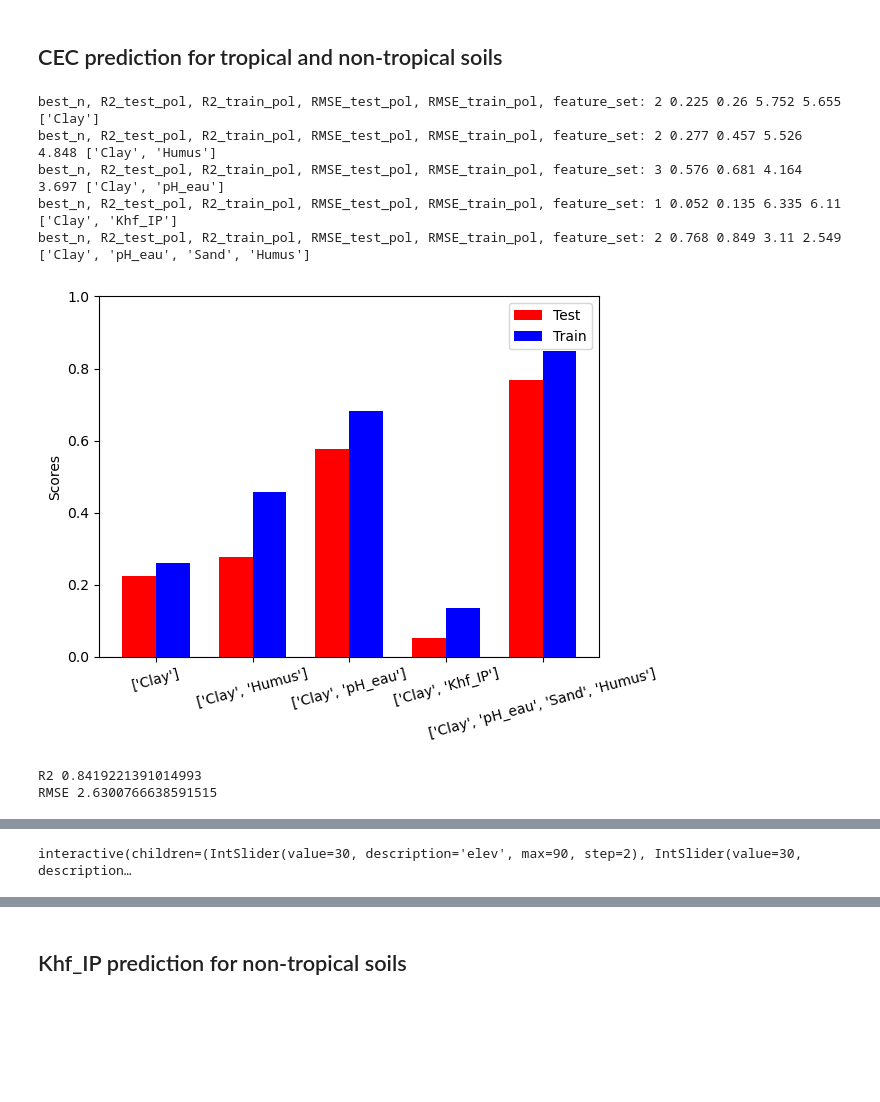
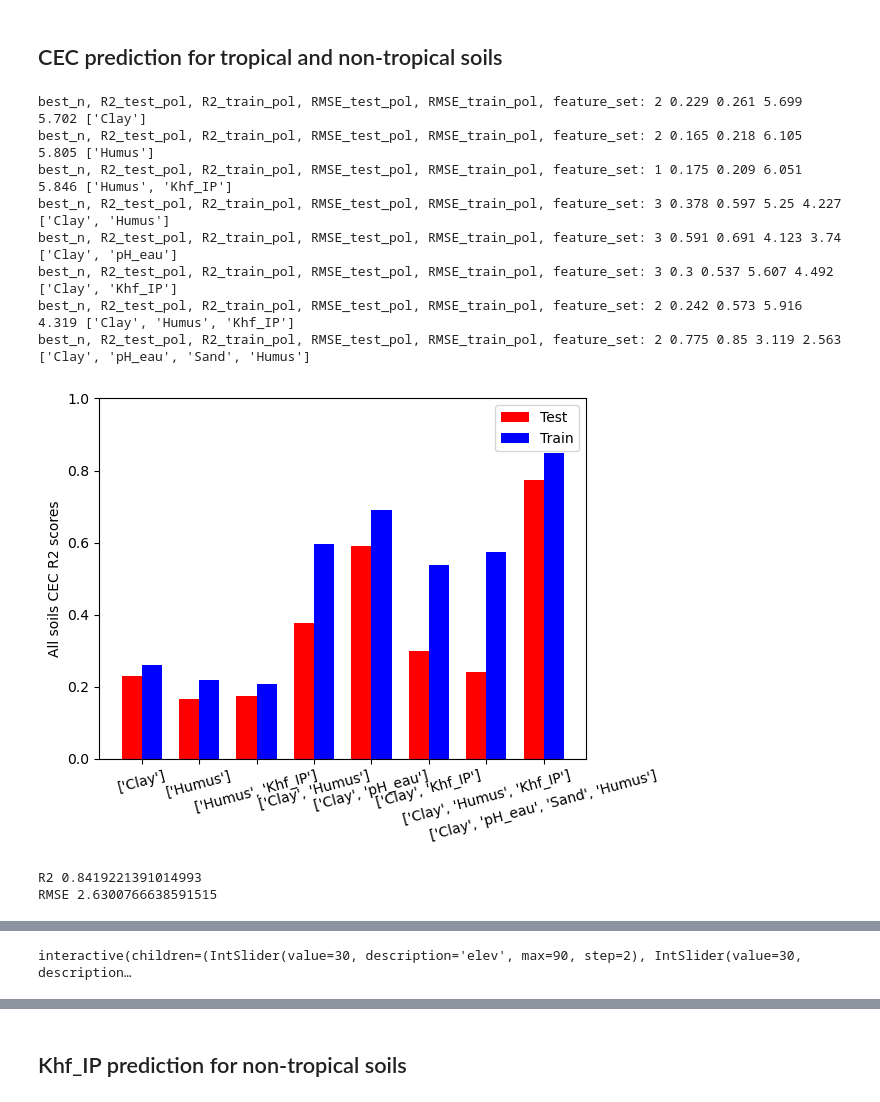
Before and after one commit to SENSE-UGent/kappa-CEC, a Jupyter notebook: cec_clay_susc.ipynb, the cells around one changed output, grey strips where cells are left out. Saved outputs shown, nothing was run; the diff lists cells and outputs as text; code cells hidden in the pictures; blank space fills up the shorter version.

```diff
--- a/cec_clay_susc.ipynb
+++ b/cec_clay_susc.ipynb
@@ -327,7 +328,7 @@ Coefficients: [-1.88e-05  3.15e-04] Intercept: 0.00046976548866514245
 interactive(children=(IntSlider(value=30, description='elev', max=90, step=2), IntSlider(value=30, description…
 interactive(children=(IntSlider(value=30, description='elev', max=90, step=2), IntSlider(value=30, description…
 # %%
-def stochastic_poly(df, feature_columns, Y, n=4, iters=1000, round_n=3):
+def stochastic_poly(df, feature_columns, Y, n=4, iters=100, round_n=3):
     ypred_train_best, ypred_test_best, R2_train_t_best, R2_test_t_best, RMSE_train_t_best, RMSE_test_t_best = [], [], [], [], [], []
     X = df[feature_columns]
 
@@ -370,6 +371,6 @@ def stochastic_poly(df, feature_columns, Y, n=4, iters=1000, round_n=3):
     r2_test_n3 = [inner_list[2] for inner_list in R2_test_t_best]
     r2_test_n4 = [inner_list[3] for inner_list in R2_test_t_best]
 
-    r2_means = [np.mean(r2_test_n1), np.mean(r2_test_n2), np.mean(r2_test_n3), np.mean(r2_test_n4)]
-    best_n = r2_means.index(np.max(r2_means))
-    return best_n, round(np.mean([inner_list[best_n] for inner_list in R2_test_t_best]), round_n), round(np.mean([inner_list[best_n] for inner_list in R2_train_t_best]), round_n), round(np.mean([inner_list[best_n] for inner_list in RMSE_test_t_best]), round_n), round(np.mean([inner_list[best_n] for inner_list in RMSE_train_t_best]), round_n)
+    r2_medians = [np.median(r2_test_n1), np.median(r2_test_n2), np.median(r2_test_n3), np.median(r2_test_n4)]
+    best_n = r2_medians.index(np.max(r2_medians))
+    return best_n, round(np.median([inner_list[best_n] for inner_list in R2_test_t_best]), round_n), round(np.median([inner_list[best_n] for inner_list in R2_train_t_best]), round_n), round(np.median([inner_list[best_n] for inner_list in RMSE_test_t_best]), round_n), round(np.median([inner_list[best_n] for inner_list in RMSE_train_t_best]), round_n)
@@ -444,28 +448,20 @@ interactive(children=(IntSlider(value=30, description='elev', max=90, step=2), I
 # %% [markdown]
 ## CEC prediction for tropical and non-tropical soils
 # %%
-feature_sets = [
-    ['Clay'],
-    ['Clay', 'Humus'],
-    ['Clay', 'pH_eau'],
-    ['Clay', 'Khf_IP'],
-    ['Clay', 'pH_eau', 'Sand', 'Humus']
-]
-
-target = df['CEC']
+df_CEC_all = df['CEC']
 
 test_errors_summary = []
 train_errors_summary = []
 
-for feature_set in feature_sets:
+for feature_set in feature_sets_CEC:
     x = df[feature_set].values
 
-    best_n, R2_test_pol, R2_train_pol, RMSE_test_pol, RMSE_train_pol = stochastic_poly(df, feature_set, target, iters=100)
+    best_n, R2_test_pol, R2_train_pol, RMSE_test_pol, RMSE_train_pol = stochastic_poly(df, feature_set, df_CEC_all, iters=100)
     print('best_n, R2_test_pol, R2_train_pol, RMSE_test_pol, RMSE_train_pol, feature_set:', best_n, R2_test_pol, R2_train_pol, RMSE_test_pol, RMSE_train_pol, feature_set)
     test_errors_summary.append(R2_test_pol)
     train_errors_summary.append(R2_train_pol)
 
-bars_plot(feature_sets, test_errors_summary, train_errors_summary, 'results_CEC_all')
+bars_plot(feature_sets_CEC, test_errors_summary, train_errors_summary, 'All soils CEC')
 
 ################## Puesta en marcha y plot #################
 
@@ -474,44 +470,47 @@ x = df[['Clay', 'pH_eau', 'Sand', 'Humus']]
 poly = PolynomialFeatures(degree=2)
 poly.fit(x)
 xt = poly.transform(x)
-LinReg_CEC_TS.fit(xt, target)
+LinReg_CEC_TS.fit(xt, df_CEC_all)
 ypred = LinReg_CEC_TS.predict(xt)
-R2 = r2_score(target, ypred)
-RMSE_ = RMSE(target, ypred)
+R2 = r2_score(df_CEC_all, ypred)
+RMSE_ = RMSE(df_CEC_all, ypred)
 print('R2', R2)
 print('RMSE', RMSE_)
 
 # Create a meshgrid for Clay and Khf_IP
 a3 = np.linspace(df.Clay.min(), df.Clay.max(), 50)
 b3 = np.linspace(df.pH_eau.min(), df.pH_eau.max(), 50)
 c3 = np.linspace(df.Sand.min(), df.Sand.max(), 50)
 d3 = np.linspace(df.Humus.min(), df.Humus.max(), 50)
 
 A3, B3, C3, D3 = np.meshgrid(a3, b3, c3, d3)
 
 # Calculate the Z values for the plane using the meshgrid
 Z3 = LinReg_CEC_TS.coef_[0]*LinReg_CEC_TS.intercept_ + LinReg_CEC_TS.coef_[1]*A3 + LinReg_CEC_TS.coef_[2]*B3 + LinReg_CEC_TS.coef_[3]*C3 + LinReg_CEC_TS.coef_[4]*D3
 + LinReg_CEC_TS.coef_[5]*A3*A3 + LinReg_CEC_TS.coef_[6]*A3*B3 + LinReg_CEC_TS.coef_[7]*A3*C3 + LinReg_CEC_TS.coef_[8]*A3*D3 + LinReg_CEC_TS.coef_[9]*B3*B3
 + LinReg_CEC_TS.coef_[10]*B3*C3 + LinReg_CEC_TS.coef_[11]*B3*D3 + LinReg_CEC_TS.coef_[12]*C3*C3 + LinReg_CEC_TS.coef_[13]*C3*D3 + LinReg_CEC_TS.coef_[14]*D3*D3
 
 fig = plt.figure(figsize=(8, 6))
 ax = fig.add_subplot(111, projection='3d')
 ax.scatter(df['Clay'], df['pH_eau'], df['CEC'], c="navy", s=15)
 ax.view_init(elev=30, azim=30)
 plt.show()
 
 #def interactive_plot(elev=30, azim=30):
 #    return plot_3d(df, 'Clay', 'pH_eau', 'CEC', A3, B3, Z3[0][1], elev, azim)
 
 widgets.interactive(interactive_plot, elev=(0, 90, 2), azim=(0, 360, 2))
 # De aca concluyo que el grado del polinomio puede mejorar el fitting, y que Khf_IP es tan efectivo como Humus para predecir CEC. Esperemos aun las muestras de Polonia.
 # %% [output]
-best_n, R2_test_pol, R2_train_pol, RMSE_test_pol, RMSE_train_pol, feature_set: 2 0.225 0.26 5.752 5.655 ['Clay']
-best_n, R2_test_pol, R2_train_pol, RMSE_test_pol, RMSE_train_pol, feature_set: 2 0.277 0.457 5.526 4.848 ['Clay', 'Humus']
-best_n, R2_test_pol, R2_train_pol, RMSE_test_pol, RMSE_train_pol, feature_set: 3 0.576 0.681 4.164 3.697 ['Clay', 'pH_eau']
-best_n, R2_test_pol, R2_train_pol, RMSE_test_pol, RMSE_train_pol, feature_set: 1 0.052 0.135 6.335 6.11 ['Clay', 'Khf_IP']
-best_n, R2_test_pol, R2_train_pol, RMSE_test_pol, RMSE_train_pol, feature_set: 2 0.768 0.849 3.11 2.549 ['Clay', 'pH_eau', 'Sand', 'Humus']
+best_n, R2_test_pol, R2_train_pol, RMSE_test_pol, RMSE_train_pol, feature_set: 2 0.229 0.261 5.699 5.702 ['Clay']
+best_n, R2_test_pol, R2_train_pol, RMSE_test_pol, RMSE_train_pol, feature_set: 2 0.165 0.218 6.105 5.805 ['Humus']
+best_n, R2_test_pol, R2_train_pol, RMSE_test_pol, RMSE_train_pol, feature_set: 1 0.175 0.209 6.051 5.846 ['Humus', 'Khf_IP']
+best_n, R2_test_pol, R2_train_pol, RMSE_test_pol, RMSE_train_pol, feature_set: 3 0.378 0.597 5.25 4.227 ['Clay', 'Humus']
+best_n, R2_test_pol, R2_train_pol, RMSE_test_pol, RMSE_train_pol, feature_set: 3 0.591 0.691 4.123 3.74 ['Clay', 'pH_eau']
+best_n, R2_test_pol, R2_train_pol, RMSE_test_pol, RMSE_train_pol, feature_set: 3 0.3 0.537 5.607 4.492 ['Clay', 'Khf_IP']
+best_n, R2_test_pol, R2_train_pol, RMSE_test_pol, RMSE_train_pol, feature_set: 2 0.242 0.573 5.916 4.319 ['Clay', 'Humus', 'Khf_IP']
+best_n, R2_test_pol, R2_train_pol, RMSE_test_pol, RMSE_train_pol, feature_set: 2 0.775 0.85 3.119 2.563 ['Clay', 'pH_eau', 'Sand', 'Humus']
-[figure, old version]
+[figure, new version]
 R2 0.8419221391014993
 RMSE 2.6300766638591515
 [figure]
```
Also changed, not shown: parts of 11 cells of this notebook, 8 other files.
